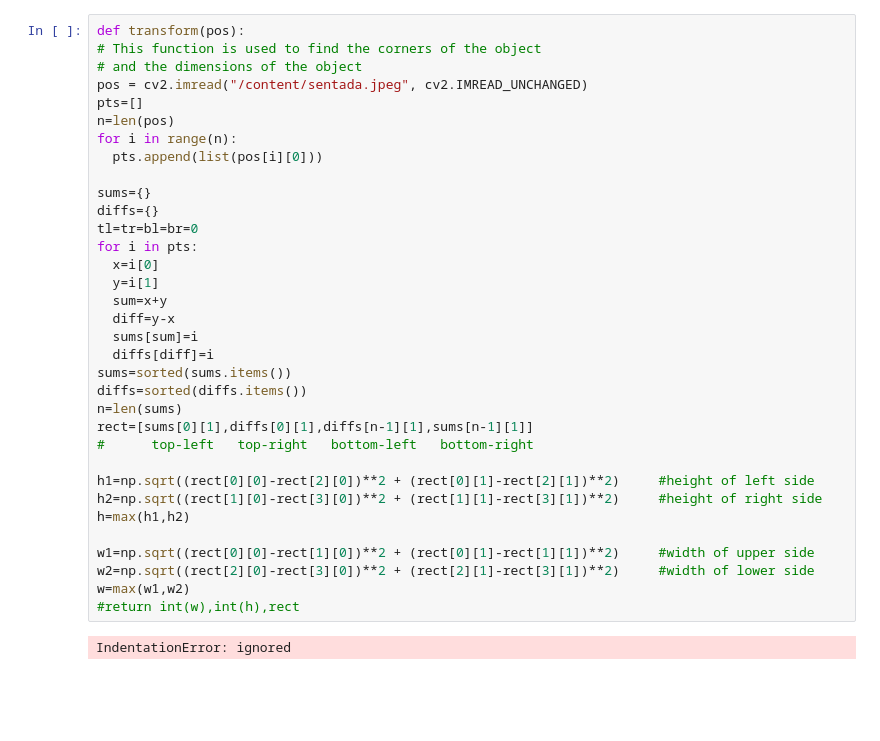
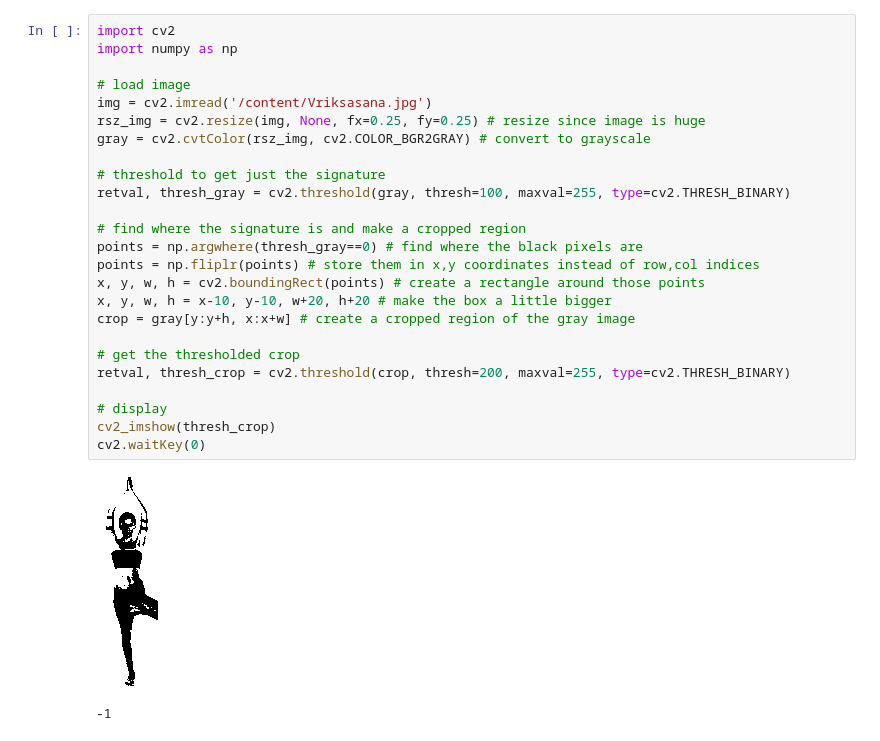
Before and after one commit to meryreddoor/Yoga_Pose_Detector, a Jupyter notebook: Cropping_images.ipynb, the cells around one changed output. Cells and saved outputs as stored; diff of their text form; blank space fills up the shorter version.

```diff
--- a/Cropping_images.ipynb
+++ b/Cropping_images.ipynb
@@ -51,36 +34,28 @@ cv2.waitKey(0)
-# %%
-def transform(pos):
-# This function is used to find the corners of the object
-# and the dimensions of the object
-pos = cv2.imread("/content/sentada.jpeg", cv2.IMREAD_UNCHANGED)
-pts=[]
-n=len(pos)
-for i in range(n):
-  pts.append(list(pos[i][0]))
-
-sums={}
-diffs={}
-tl=tr=bl=br=0
-for i in pts:
-  x=i[0]
-  y=i[1]
-  sum=x+y
-  diff=y-x
-  sums[sum]=i
-  diffs[diff]=i
-sums=sorted(sums.items())
-diffs=sorted(diffs.items())
-n=len(sums)
-rect=[sums[0][1],diffs[0][1],diffs[n-1][1],sums[n-1][1]]
-#	   top-left   top-right   bottom-left   bottom-right
-
-h1=np.sqrt((rect[0][0]-rect[2][0])**2 + (rect[0][1]-rect[2][1])**2)		#height of left side
-h2=np.sqrt((rect[1][0]-rect[3][0])**2 + (rect[1][1]-rect[3][1])**2)		#height of right side
-h=max(h1,h2)
-
-w1=np.sqrt((rect[0][0]-rect[1][0])**2 + (rect[0][1]-rect[1][1])**2)		#width of upper side
-w2=np.sqrt((rect[2][0]-rect[3][0])**2 + (rect[2][1]-rect[3][1])**2)		#width of lower side
-w=max(w1,w2)
-#return int(w),int(h),rect
-# %% [output]
-IndentationError: ignored
+# %%
+import cv2
+import numpy as np
+
+# load image
+img = cv2.imread('/content/Vriksasana.jpg')
+rsz_img = cv2.resize(img, None, fx=0.25, fy=0.25) # resize since image is huge
+gray = cv2.cvtColor(rsz_img, cv2.COLOR_BGR2GRAY) # convert to grayscale
+
+# threshold to get just the signature
+retval, thresh_gray = cv2.threshold(gray, thresh=100, maxval=255, type=cv2.THRESH_BINARY)
+
+# find where the signature is and make a cropped region
+points = np.argwhere(thresh_gray==0) # find where the black pixels are
+points = np.fliplr(points) # store them in x,y coordinates instead of row,col indices
+x, y, w, h = cv2.boundingRect(points) # create a rectangle around those points
+x, y, w, h = x-10, y-10, w+20, h+20 # make the box a little bigger
+crop = gray[y:y+h, x:x+w] # create a cropped region of the gray image
+
+# get the thresholded crop
+retval, thresh_crop = cv2.threshold(crop, thresh=200, maxval=255, type=cv2.THRESH_BINARY)
+
+# display
+cv2_imshow(thresh_crop)
+cv2.waitKey(0)
+# %% [output]
+[figure, added]
+-1
```
Also changed, not shown: parts of 2 cells of this notebook.
